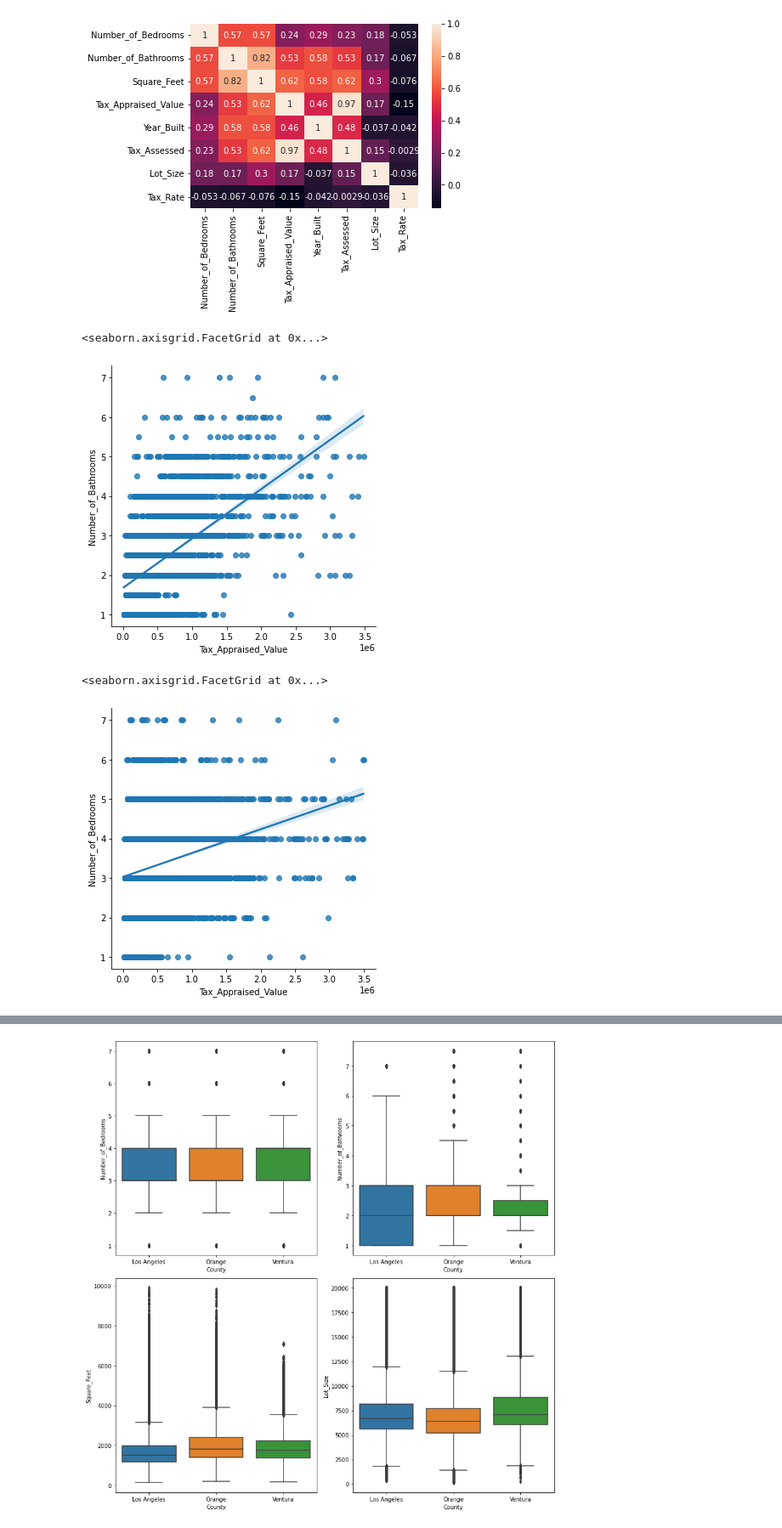
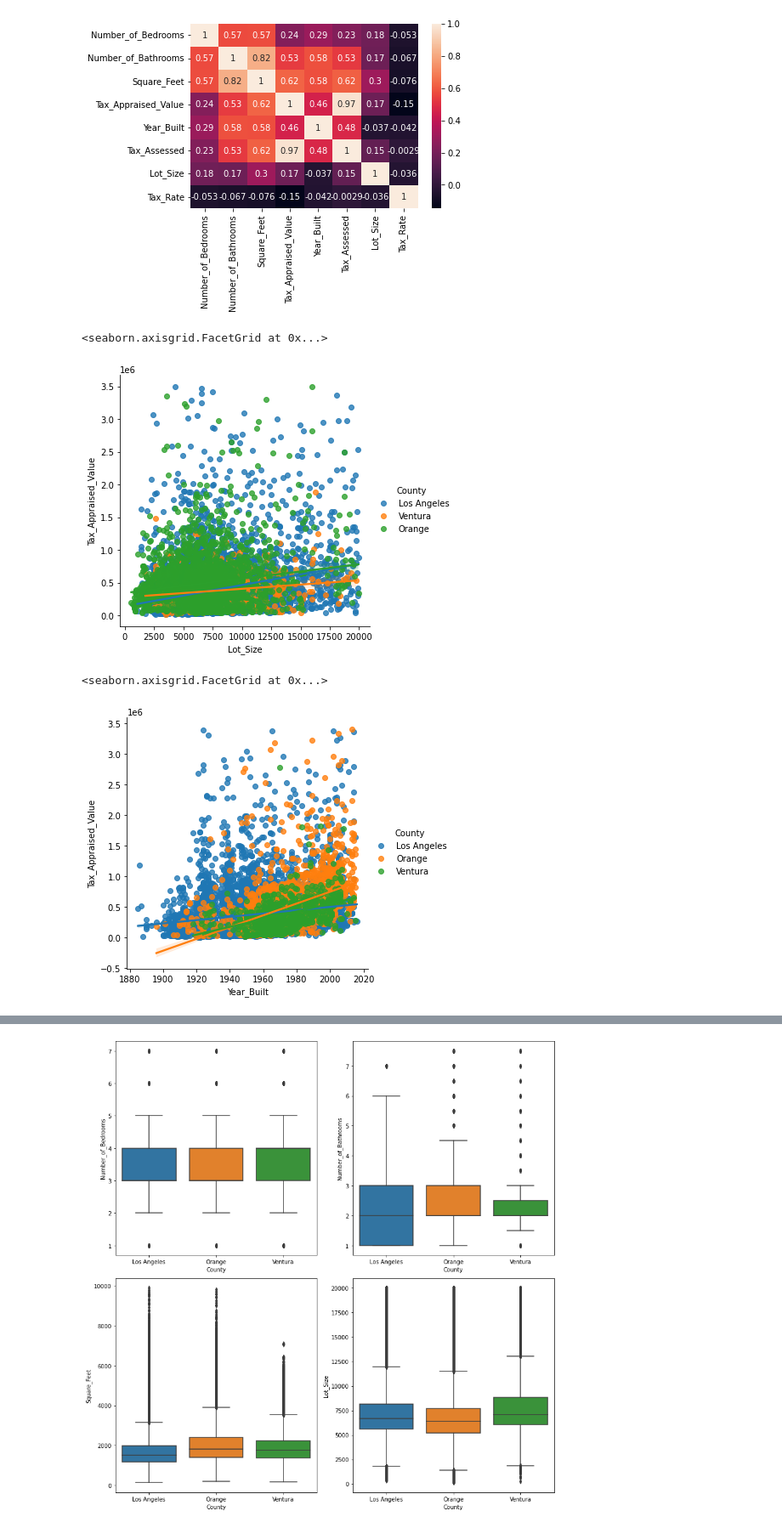
Before and after one commit to lochlynlaskowski/Zillow-project, a Jupyter notebook: Zillow - in progress.ipynb, the cells around one changed output, grey strips where cells are left out. Shown at 85% size. Saved outputs shown, nothing was run; the diff lists cells and outputs as text; code cells hidden in the pictures.

```diff
--- a/Zillow - in progress.ipynb
+++ b/Zillow - in progress.ipynb
@@ -143,13 +196,13 @@ sns.heatmap(Ventura.corr(),annot=True)
 <AxesSubplot:>
 [figure]
 # %%
-sns.lmplot('Tax_Appraised_Value','Number_of_Bathrooms', data=train.sample(10000), scatter=True, hue=None, col=None)
+sns.lmplot('Lot_Size', 'Tax_Appraised_Value', data=train.sample(10000), scatter=True, hue='County', col=None)
 # %% [output]
 <seaborn.axisgrid.FacetGrid at 0x...>
-[figure, old version]
+[figure, new version]
 # %%
-sns.lmplot('Tax_Appraised_Value','Number_of_Bedrooms', data=train.sample(10000), scatter=True, hue=None, col=None)
+sns.lmplot('Year_Built','Tax_Appraised_Value', data=train.sample(10000), scatter=True, hue='County', col=None)
 # %% [output]
 <seaborn.axisgrid.FacetGrid at 0x...>
-[figure, old version]
+[figure, new version]
 # %%
```
Also changed, not shown: parts of 107 cells of this notebook, 2 other files.
